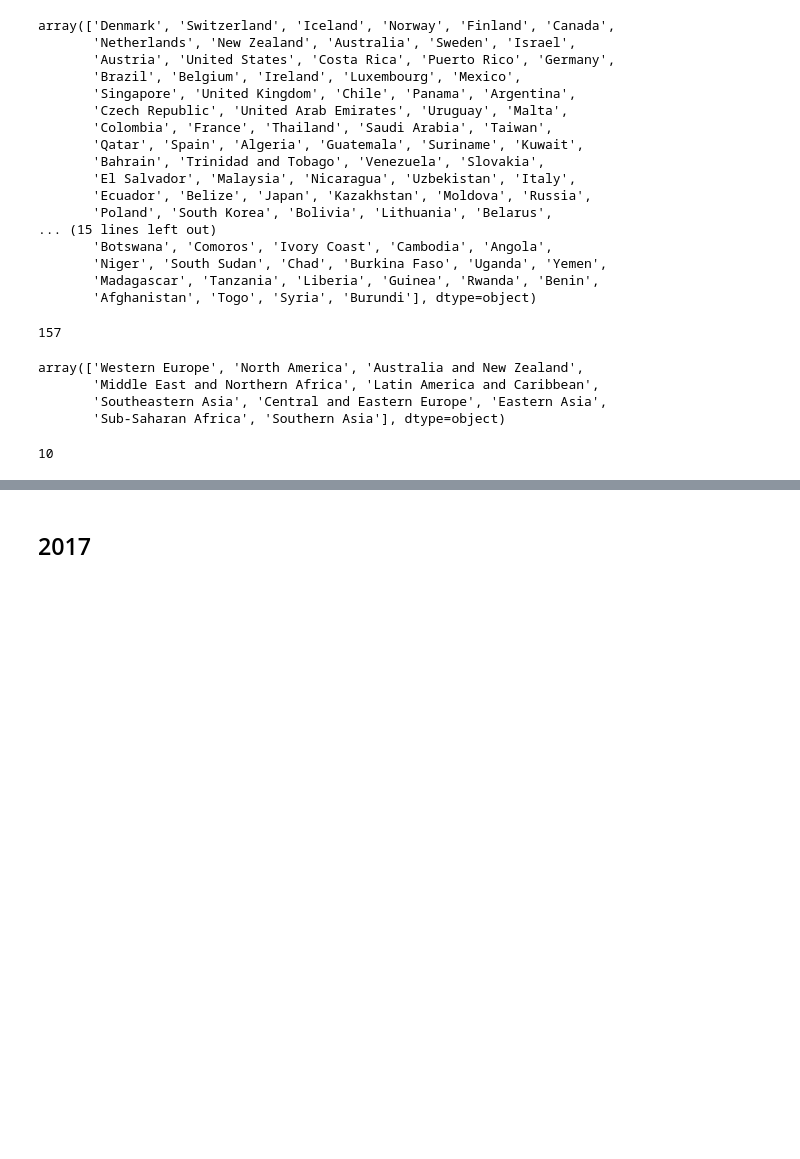
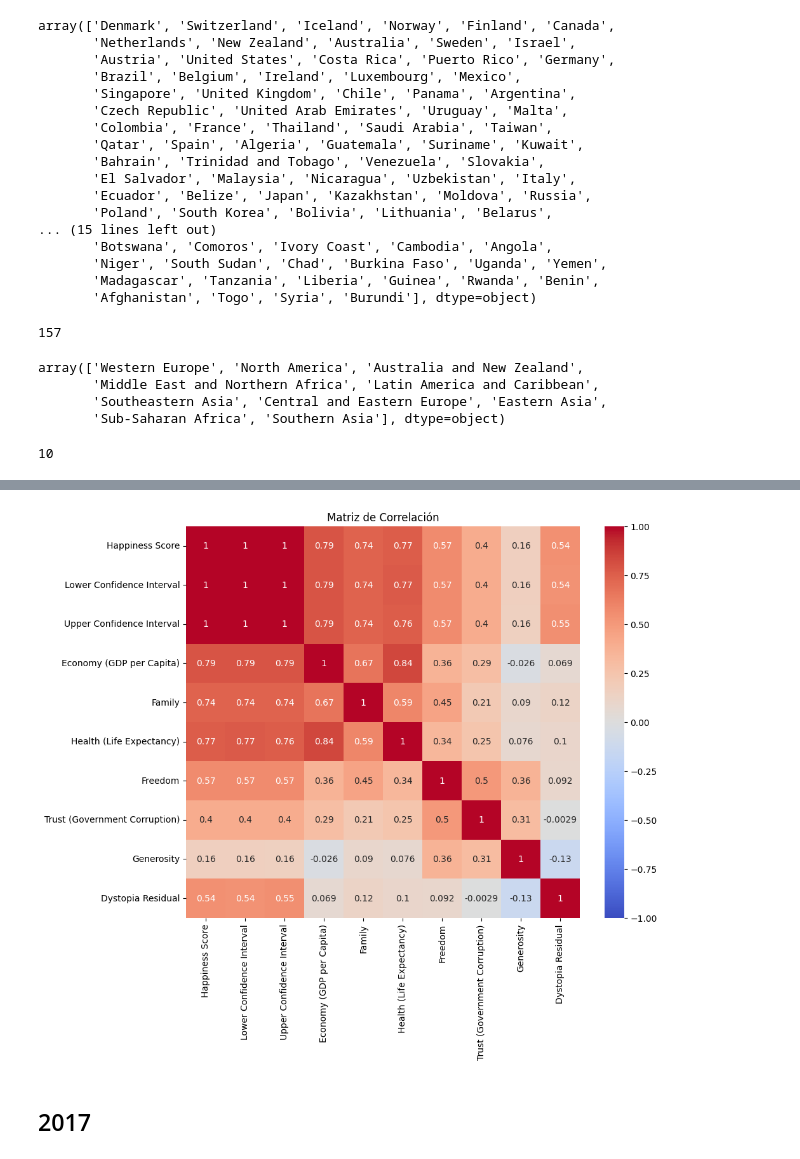
Before and after one commit to JuanDavidDazaR/workshop3-happiness-streaming, a Jupyter notebook: notebooks/001_EDA.ipynb, the cells around one changed output, grey strips where cells are left out. Drawn from its saved outputs; the diff is of its cells as text; code cells hidden in the pictures; blank space fills up the shorter version.

```diff
--- a/notebooks/001_EDA.ipynb
+++ b/notebooks/001_EDA.ipynb
@@ -244,3 +285,24 @@ array(['Western Europe', 'North America', 'Australia and New Zealand',
 df_2016['Region'].nunique()
 # %% [output]
 10
+# %%
+numerical_cols_2016= [
+    'Happiness Score',
+    'Lower Confidence Interval',
+    'Upper Confidence Interval',
+    'Economy (GDP per Capita)',
+    'Family',
+    'Health (Life Expectancy)',
+    'Freedom',
+    'Trust (Government Corruption)',
+    'Generosity',
+    'Dystopia Residual'
+]
+
+df_numeric = df_2016[numerical_cols_2016]
+
+correlation_matrix = df_numeric.corr(method='pearson')
+
+happiness_correlations = correlation_matrix['Happiness Score'].sort_values(ascending=False)
+print("\nCorrelaciones con Happiness Score:")
+print(happiness_correlations)
@@ -247,3 +322,10 @@ df_2016['Region'].nunique()
+# %%
+plt.figure(figsize=(10, 8))
+sns.heatmap(correlation_matrix, annot=True, cmap='coolwarm', vmin=-1, vmax=1, center=0)
+plt.title('Matriz de Correlación')
+plt.show()
+# %% [output]
+[figure, added]
 # %% [markdown]
 ## 2017
 # %%
```
Also changed, not shown: parts of 32 cells of this notebook, 29 other files.
